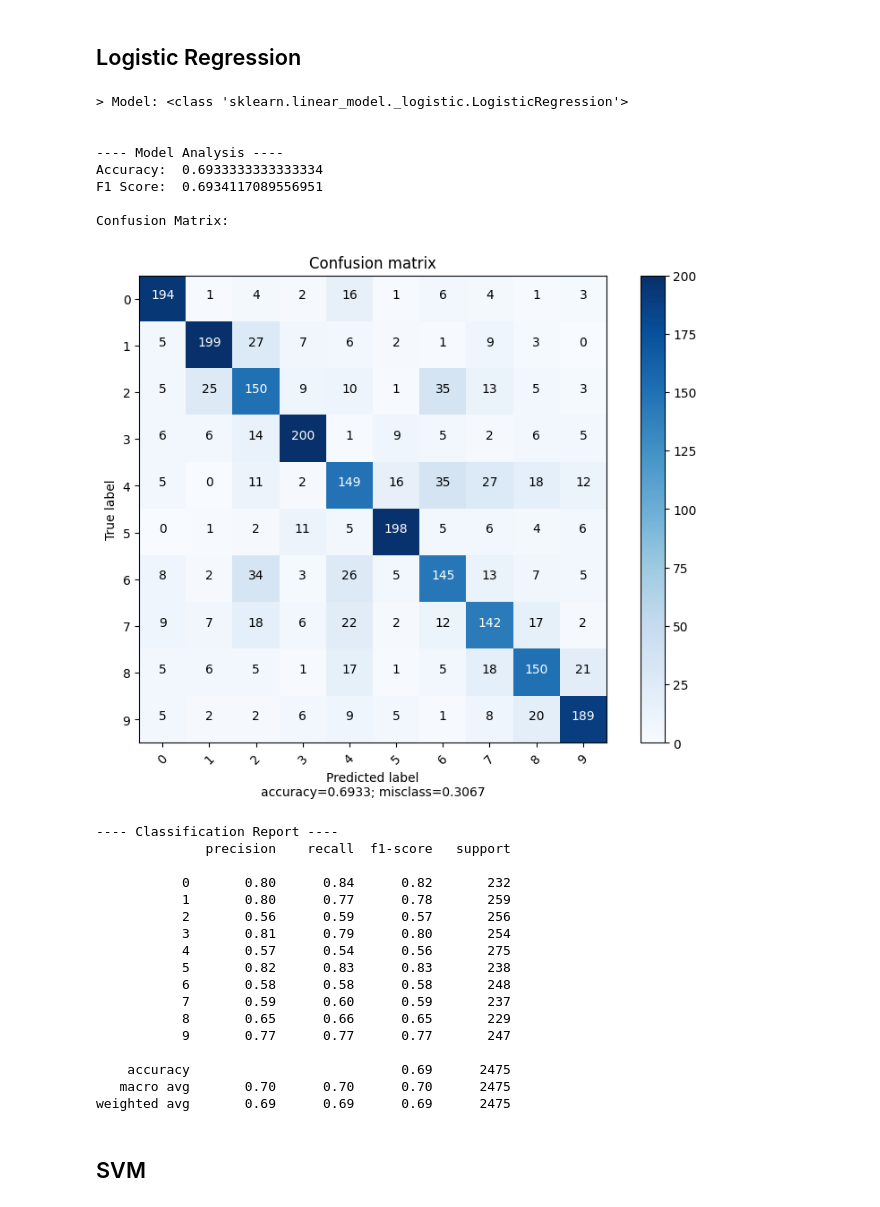
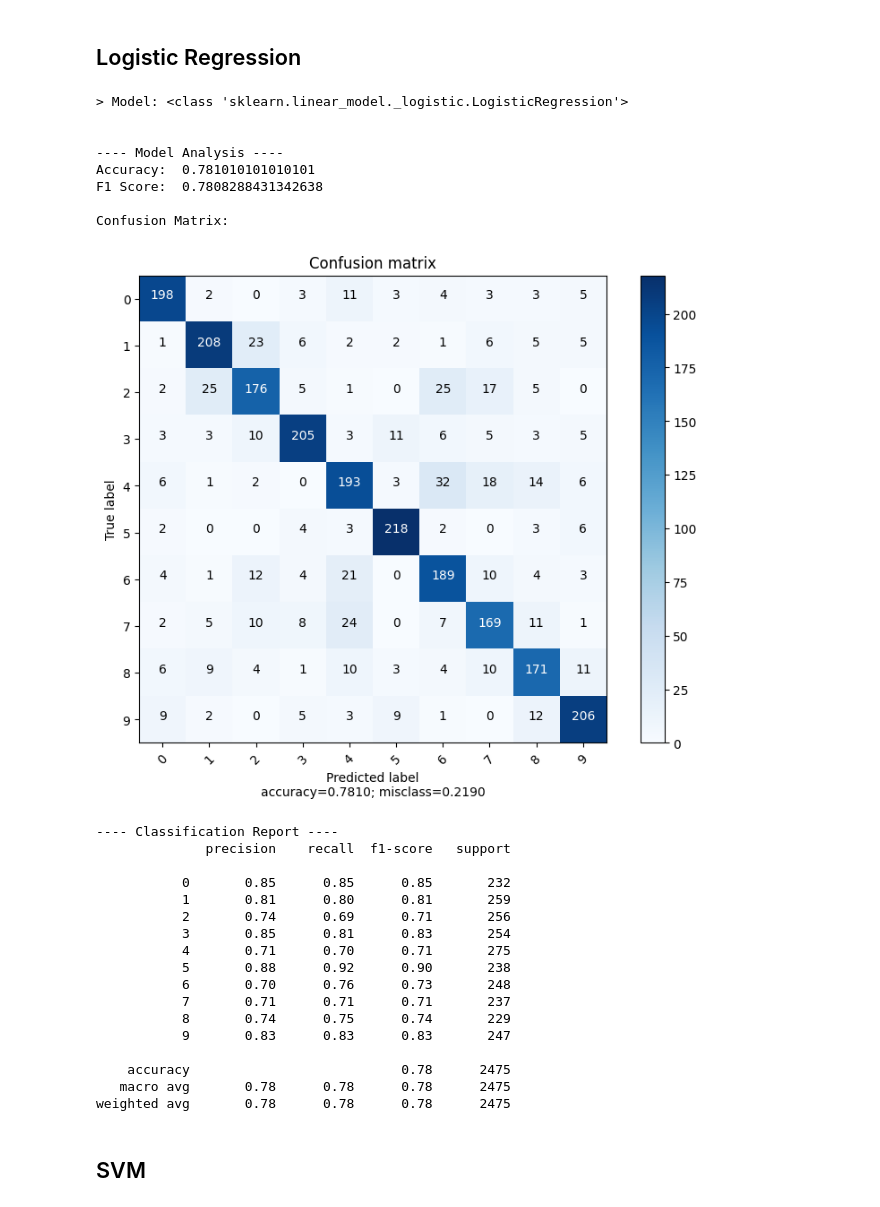
Before and after one commit to hc-sousa/sign-language-digits, a Jupyter notebook: src/augmented-dataset.ipynb, the cells around one changed output. Drawn from its saved outputs; the diff is of its cells as text; code cells hidden in the pictures.

```diff
--- a/src/augmented-dataset.ipynb
+++ b/src/augmented-dataset.ipynb
@@ -487,6 +495,12 @@ weighted avg       0.01      0.09      0.02      2475
 ## Models with Hypertuned Parameters & Cross-Validation
 # %%
 hypertune = False
+
+best_logreg_params = {'solver': 'lbfgs',
+                      'max_iter': 1000,
+                      'C': 10,
+                      'class_weight': 'balanced',
+                      'penalty': 'l2'}
 
 best_svm_parameters = {'C': 100,
                        'degree': 2,
@@ -512,50 +526,48 @@ best_rf_parameters = {'n_estimators': 500,
 # %%
 from sklearn.linear_model import LogisticRegression
 
 hypertuned_model = LogisticRegression()
 
 logreg_params = [{'solver': ['liblinear'], 'max_iter': [100, 400, 800],
                          'C': [0.1, 1, 10, 100, 1000], 'class_weight': ['balanced'],
                          'penalty': ['l1', 'l2']}]
-
-best_logreg_params = {'solver': 'liblinear', 'max_iter': 100, 'C': 1000, 'class_weight': 'balanced', 'penalty': 'l2'}
 
 if hypertune:
     best_logreg_params = hyperparameters(LogisticRegression(), logreg_params , x_train, y_train)
 
 hypertuned_model.set_params(**best_logreg_params)
 
 hypertuned_model = train_and_analyze(hypertuned_model, x_train, y_train, x_test, y_test)
 
 if save:
     save_model("/tuned/logistic_regression_tuned.sav", hypertuned_model)
 # %% [output]
 > Model: <class 'sklearn.linear_model._logistic.LogisticRegression'>
 
 
 ---- Model Analysis ----
-Accuracy:  0.6933333333333334
-F1 Score:  0.6934117089556951
+Accuracy:  0.781010101010101
+F1 Score:  0.7808288431342638
 
 Confusion Matrix:
-[figure, old version]
+[figure, new version]
 ---- Classification Report ----
               precision    recall  f1-score   support
 
-           0       0.80      0.84      0.82       232
-           1       0.80      0.77      0.78       259
-           2       0.56      0.59      0.57       256
-           3       0.81      0.79      0.80       254
-           4       0.57      0.54      0.56       275
-           5       0.82      0.83      0.83       238
-           6       0.58      0.58      0.58       248
-           7       0.59      0.60      0.59       237
-           8       0.65      0.66      0.65       229
-           9       0.77      0.77      0.77       247
+           0       0.85      0.85      0.85       232
+           1       0.81      0.80      0.81       259
+           2       0.74      0.69      0.71       256
+           3       0.85      0.81      0.83       254
+           4       0.71      0.70      0.71       275
+           5       0.88      0.92      0.90       238
+           6       0.70      0.76      0.73       248
+           7       0.71      0.71      0.71       237
+           8       0.74      0.75      0.74       229
+           9       0.83      0.83      0.83       247
 
-    accuracy                           0.69      2475
-   macro avg       0.70      0.70      0.70      2475
-weighted avg       0.69      0.69      0.69      2475
+    accuracy                           0.78      2475
+   macro avg       0.78      0.78      0.78      2475
+weighted avg       0.78      0.78      0.78      2475
 # %% [markdown]
 ## SVM
 # %%
```
Also changed, not shown: parts of 1 cell of this notebook.
